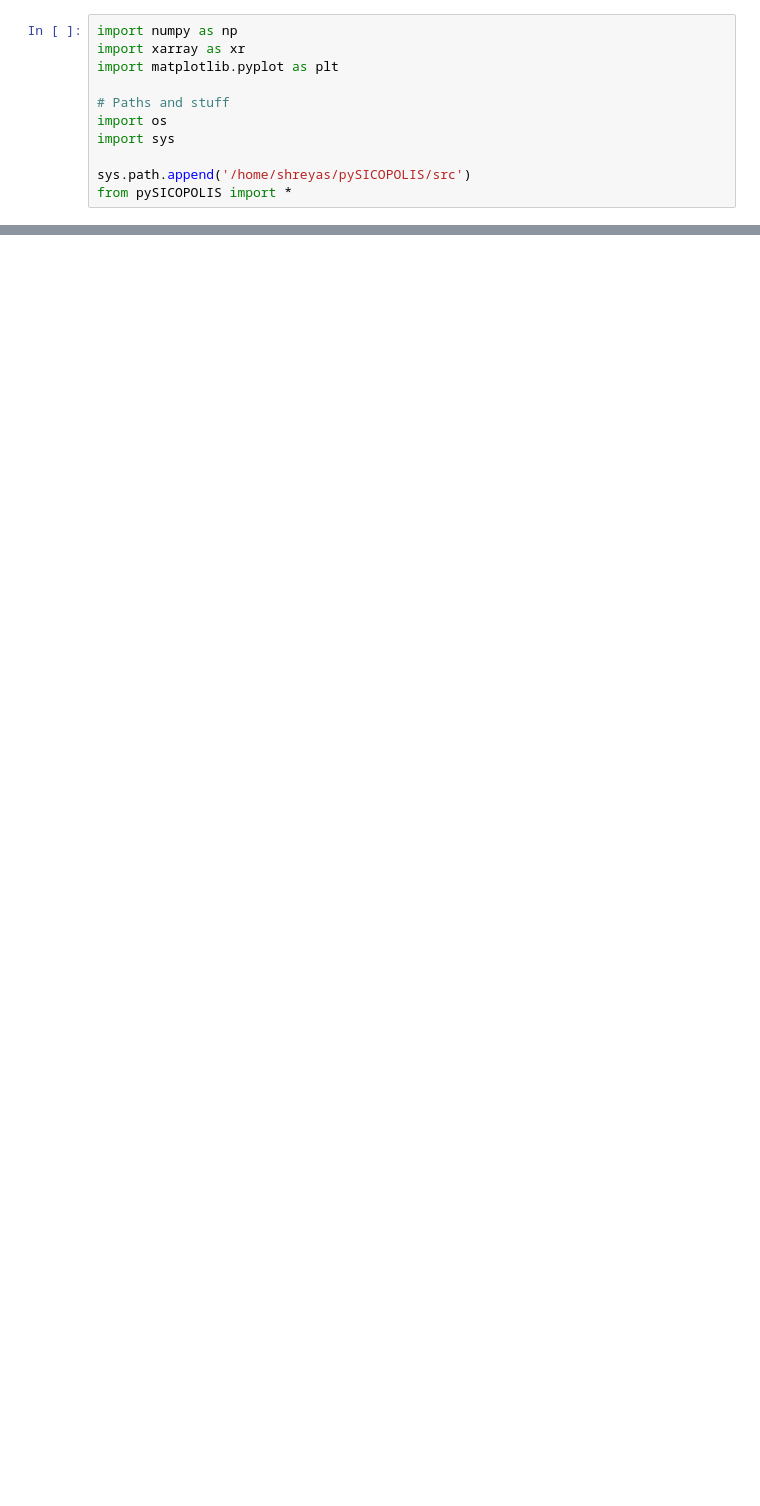
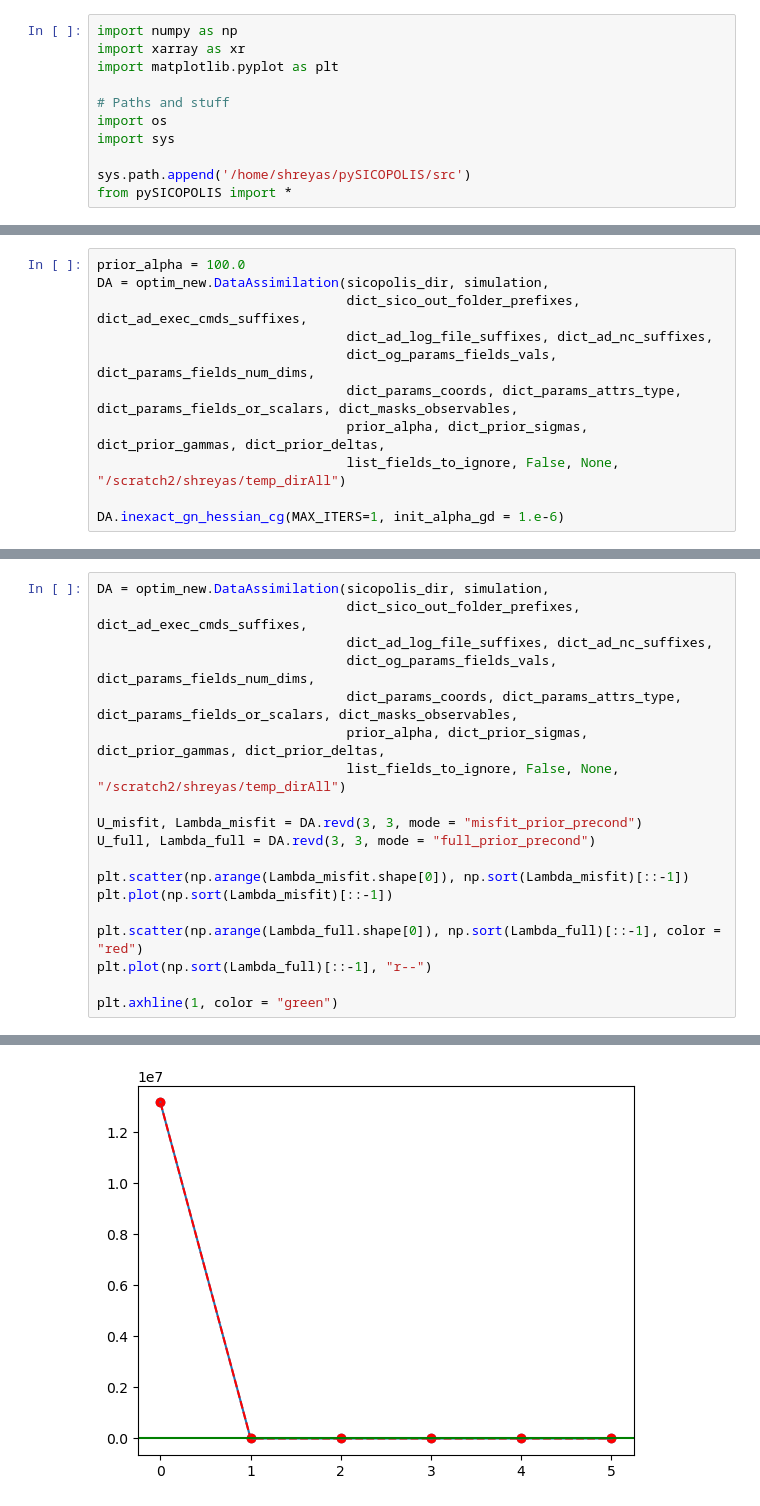
Before and after one commit to Shreyas911/pySICOPOLIS, a Jupyter notebook: examples/optim.ipynb, the cells around one changed output, grey strips where cells are left out. Cells and saved outputs as stored; diff of their text form; blank space fills up the shorter version.

```diff
--- a/examples/optim.ipynb
+++ b/examples/optim.ipynb
@@ -595,0 +566,11 @@ Attributes:
+# %%
+prior_alpha = 100.0
+DA = optim_new.DataAssimilation(sicopolis_dir, simulation,
+                                dict_sico_out_folder_prefixes, dict_ad_exec_cmds_suffixes,
+                                dict_ad_log_file_suffixes, dict_ad_nc_suffixes,
+                                dict_og_params_fields_vals, dict_params_fields_num_dims,
+                                dict_params_coords, dict_params_attrs_type, dict_params_fields_or_scalars, dict_masks_observables,
+                                prior_alpha, dict_prior_sigmas, dict_prior_gammas, dict_prior_deltas,
+                                list_fields_to_ignore, False, None, "/scratch2/shreyas/temp_dirAll")
+
+DA.inexact_gn_hessian_cg(MAX_ITERS=1, init_alpha_gd = 1.e-6)
@@ -595,0 +664,20 @@ Attributes:
+# %%
+DA = optim_new.DataAssimilation(sicopolis_dir, simulation,
+                                dict_sico_out_folder_prefixes, dict_ad_exec_cmds_suffixes,
+                                dict_ad_log_file_suffixes, dict_ad_nc_suffixes,
+                                dict_og_params_fields_vals, dict_params_fields_num_dims,
+                                dict_params_coords, dict_params_attrs_type, dict_params_fields_or_scalars, dict_masks_observables,
+                                prior_alpha, dict_prior_sigmas, dict_prior_gammas, dict_prior_deltas,
+                                list_fields_to_ignore, False, None, "/scratch2/shreyas/temp_dirAll")
+
+U_misfit, Lambda_misfit = DA.revd(3, 3, mode = "misfit_prior_precond")
+U_full, Lambda_full = DA.revd(3, 3, mode = "full_prior_precond")
+
+plt.scatter(np.arange(Lambda_misfit.shape[0]), np.sort(Lambda_misfit)[::-1])
+plt.plot(np.sort(Lambda_misfit)[::-1])
+
+plt.scatter(np.arange(Lambda_full.shape[0]), np.sort(Lambda_full)[::-1], color = "red")
+plt.plot(np.sort(Lambda_full)[::-1], "r--")
+
+plt.axhline(1, color = "green")
+# %% [output]
@@ -595,0 +685 @@ Attributes:
+[figure, new version]
```
Also changed, not shown: parts of 20 cells of this notebook, 1 other file.
